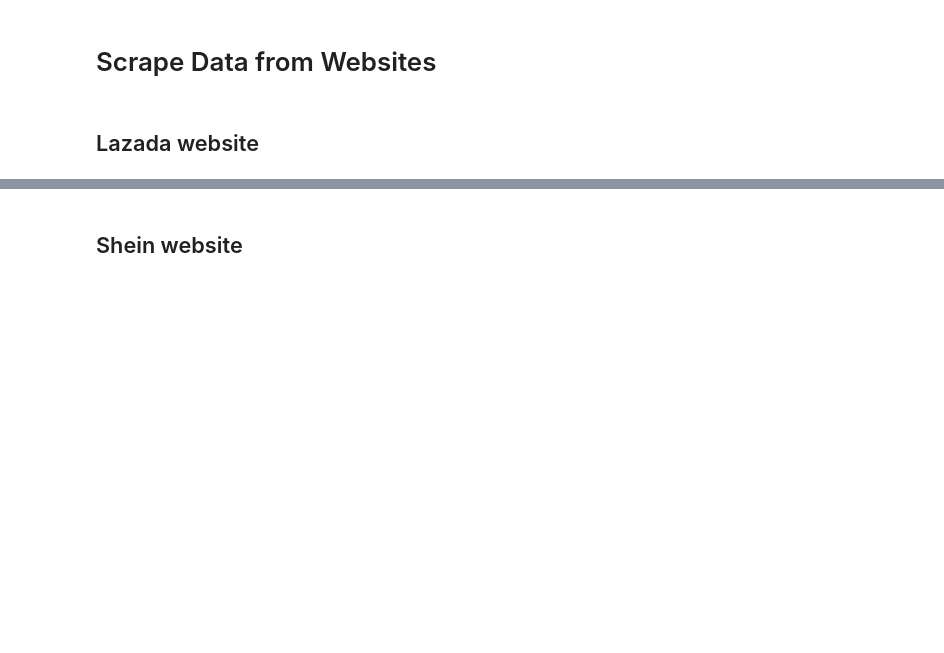
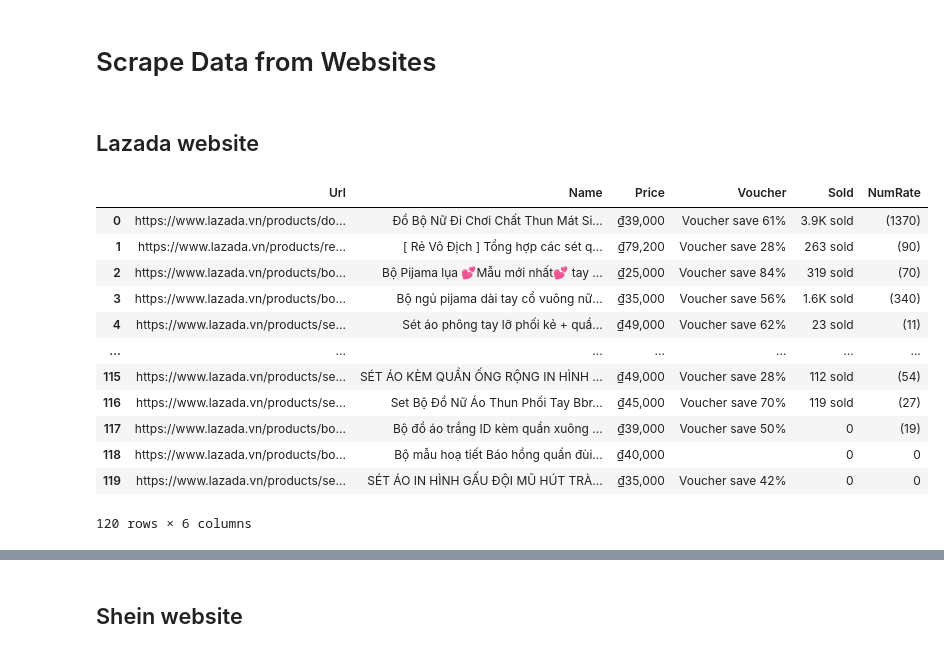
Before and after one commit to tathithienthanh/WomenFashionProductRecommendationSystem, a Jupyter notebook: Untitled.ipynb, the cells around one changed output, grey strips where cells are left out. Drawn from its saved outputs; the diff is of its cells as text; code cells hidden in the pictures; blank space fills up the shorter version.

```diff
--- a/Untitled.ipynb
+++ b/Untitled.ipynb
@@ -98,3 +161,19 @@ for i in range (0, 3):
+# %%
+df
+# %% [output]
+|  | Url | Name | Price | Voucher | Sold | NumRate |
+| 0 | https://www.lazada.vn/products/do... | Đồ Bộ Nữ Đi Chơi Chất Thun Mát Si... | ₫39,000 | Voucher save 61% | 3.9K sold | (1370) |
+| 1 | https://www.lazada.vn/products/re... | [ Rẻ Vô Địch ] Tổng hợp các sét q... | ₫79,200 | Voucher save 28% | 263 sold | (90) |
+| 2 | https://www.lazada.vn/products/bo... | Bộ Pijama lụa 💕Mẫu mới nhất💕 tay ... | ₫25,000 | Voucher save 84% | 319 sold | (70) |
+| 3 | https://www.lazada.vn/products/bo... | Bộ ngủ pijama dài tay cổ vuông nữ... | ₫35,000 | Voucher save 56% | 1.6K sold | (340) |
+| 4 | https://www.lazada.vn/products/se... | Sét áo phông tay lỡ phối kẻ + quầ... | ₫49,000 | Voucher save 62% | 23 sold | (11) |
+| ... | ... | ... | ... | ... | ... | ... |
+| 115 | https://www.lazada.vn/products/se... | SÉT ÁO KÈM QUẦN ỐNG RỘNG IN HÌNH ... | ₫49,000 | Voucher save 28% | 112 sold | (54) |
+| 116 | https://www.lazada.vn/products/se... | Set Bộ Đồ Nữ Áo Thun Phối Tay Bbr... | ₫45,000 | Voucher save 70% | 119 sold | (27) |
+| 117 | https://www.lazada.vn/products/bo... | Bộ đồ áo trắng ID kèm quần xuông ... | ₫39,000 | Voucher save 50% | 0 | (19) |
+| 118 | https://www.lazada.vn/products/bo... | Bộ mẫu hoạ tiết Báo hồng quần đùi... | ₫40,000 |  | 0 | 0 |
+| 119 | https://www.lazada.vn/products/se... | SÉT ÁO IN HÌNH GẤU ĐỘI MŨ HÚT TRÀ... | ₫35,000 | Voucher save 42% | 0 | 0 |
+120 rows × 6 columns
 # %%
 print(len(product_urls))
 for url in product_urls:
```
Also changed, not shown: parts of 11 cells of this notebook.
